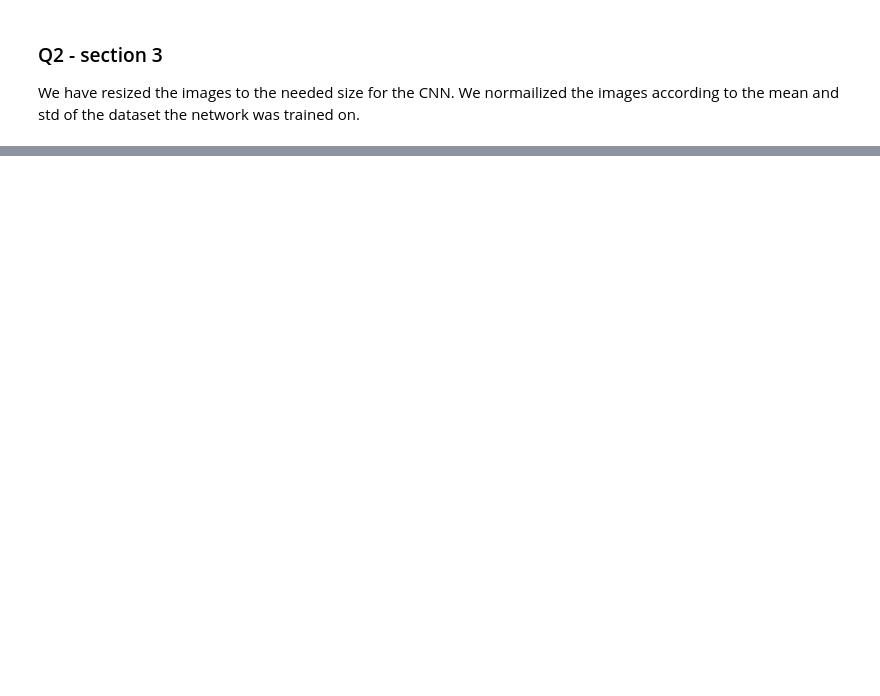
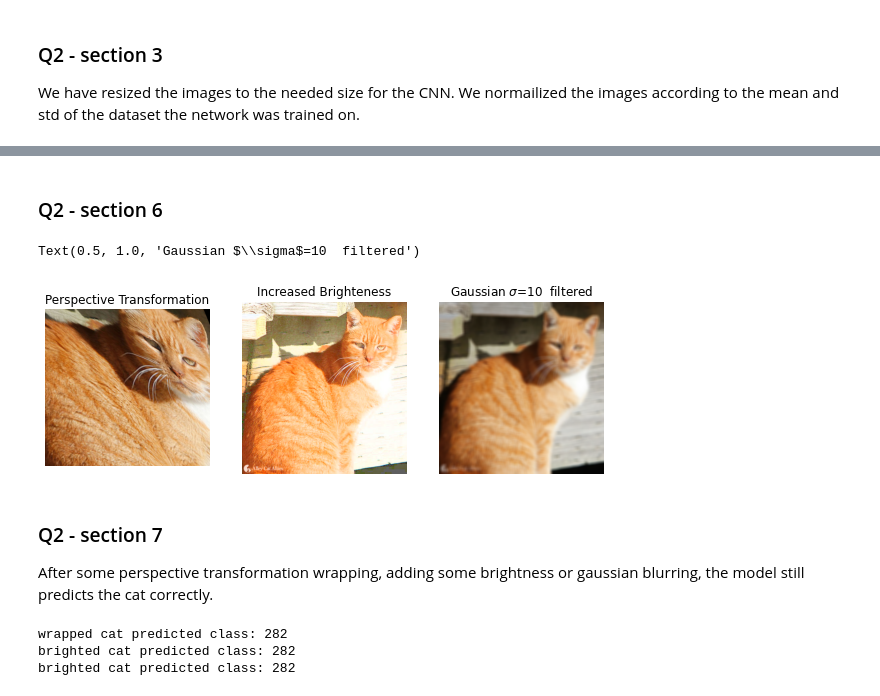
Before and after one commit to ynahum/cv_hw, a Jupyter notebook: Hw2/ee046746_hw2_deep_nn_classifiers_part_b.ipynb, the cells around one changed output, grey strips where cells are left out. Cells and saved outputs as stored; diff of their text form; code cells hidden in the pictures; blank space fills up the shorter version.

Commit message:
HW2 part b done up to section 8 not included

```diff
--- a/Hw2/ee046746_hw2_deep_nn_classifiers_part_b.ipynb
+++ b/Hw2/ee046746_hw2_deep_nn_classifiers_part_b.ipynb
@@ -215,3 +247,66 @@ predicted class: 94
+# %% [markdown]
+### Q2 - section 6
+# %%
+# 2.6
+
+def increase_brightness(img, value=30):
+    hsv = cv2.cvtColor(img, cv2.COLOR_BGR2HSV)
+    h, s, v = cv2.split(hsv)
+
+    lim = 255 - value
+    v[v > lim] = 255
+    v[v <= lim] += value
+
+    final_hsv = cv2.merge((h, s, v))
+    img = cv2.cvtColor(final_hsv, cv2.COLOR_HSV2BGR)
+    return img
+
+cat_from_web_cv2 = cv2.cvtColor(np.array(cat_from_web), cv2.COLOR_RGB2BGR)
+
+rows,cols,ch = cat_from_web_cv2.shape
+
+stretch_diagonal = 150
+pts1 = np.float32([[stretch_diagonal,stretch_diagonal],[rows-10,10],[10,cols-10],[rows-stretch_diagonal,cols-stretch_diagonal]])
+pts2 = np.float32([[0,0],[rows,0],[0,cols],[rows,cols]])
+
+M = cv2.getPerspectiveTransform(pts1,pts2)
+warpped_cat = cv2.warpPerspective(cat_from_web_cv2, M, (rows,cols))
+brighted_cat = increase_brightness(cat_from_web_cv2, value=90)
+gblur_filtered_cat = cv2.GaussianBlur(cat_from_web_cv2,(11,11), sigmaX=10)
+
+fig = plt.figure(figsize=(10,25))
+ax = fig.add_subplot(1, 3, 1)
+ax.imshow(cv2.cvtColor(warpped_cat, cv2.COLOR_BGR2RGB))
+ax.set_axis_off()
+ax.set_title('Perspective Transformation')
+ax = fig.add_subplot(1, 3, 2)
+ax.imshow(cv2.cvtColor(brighted_cat, cv2.COLOR_BGR2RGB))
+ax.set_axis_off()
+ax.set_title('Increased Brighteness')
+ax = fig.add_subplot(1, 3, 3)
+ax.imshow(cv2.cvtColor(gblur_filtered_cat, cv2.COLOR_BGR2RGB))
+ax.set_axis_off()
+ax.set_title(f'Gaussian $\sigma$=10  filtered')
+# %% [output]
+Text(0.5, 1.0, 'Gaussian $\\sigma$=10  filtered')
+[figure, added]
+# %% [markdown]
+### Q2 - section 7
+After some perspective transformation wrapping, adding some brightness or gaussian blurring, the model still predicts the cat correctly.
+# %%
+preprocessed_warpped_cat = preprocess(convert_from_cv2_img_to_pil_img(warpped_cat)).unsqueeze(0).to(device)
+_, index = model(preprocessed_warpped_cat).data[0].max(0)
+print(f"wrapped cat predicted class: {index}")
+preprocessed_brighted_cat = preprocess(convert_from_cv2_img_to_pil_img(brighted_cat)).unsqueeze(0).to(device)
+_, index = model(preprocessed_brighted_cat).data[0].max(0)
+print(f"brighted cat predicted class: {index}")
+preprocessed_gblur_filtered_cat = preprocess(convert_from_cv2_img_to_pil_img(gblur_filtered_cat)).unsqueeze(0).to(device)
+_, index = model(preprocessed_gblur_filtered_cat).data[0].max(0)
+print(f"brighted cat predicted class: {index}")
+# %% [output]
+wrapped cat predicted class: 282
+brighted cat predicted class: 282
+brighted cat predicted class: 282
 # %% [markdown]
 ## <img src="https://img.icons8.com/dusk/64/000000/prize.png" style="height:50px;display:inline"> Credits
 * Icons from <a href="https://icons8.com/">Icon8.com</a> - https://icons8.com
```
Also changed, not shown: parts of 7 cells of this notebook, 1 other file.
